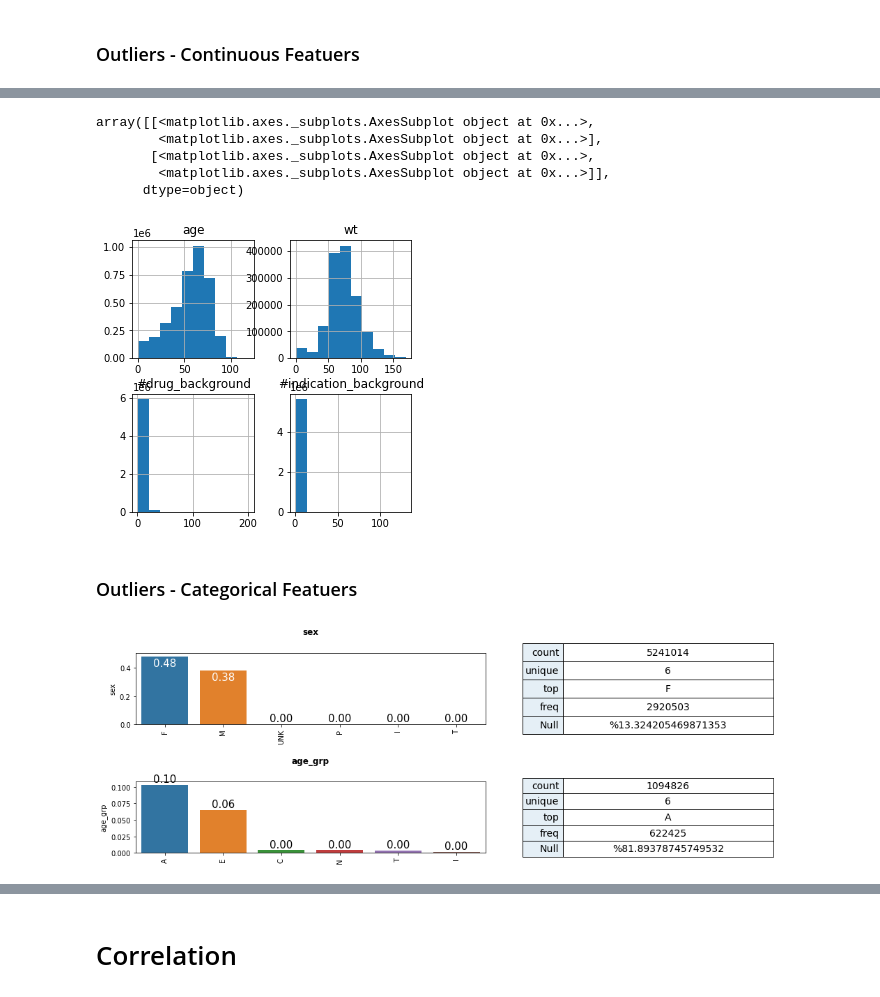
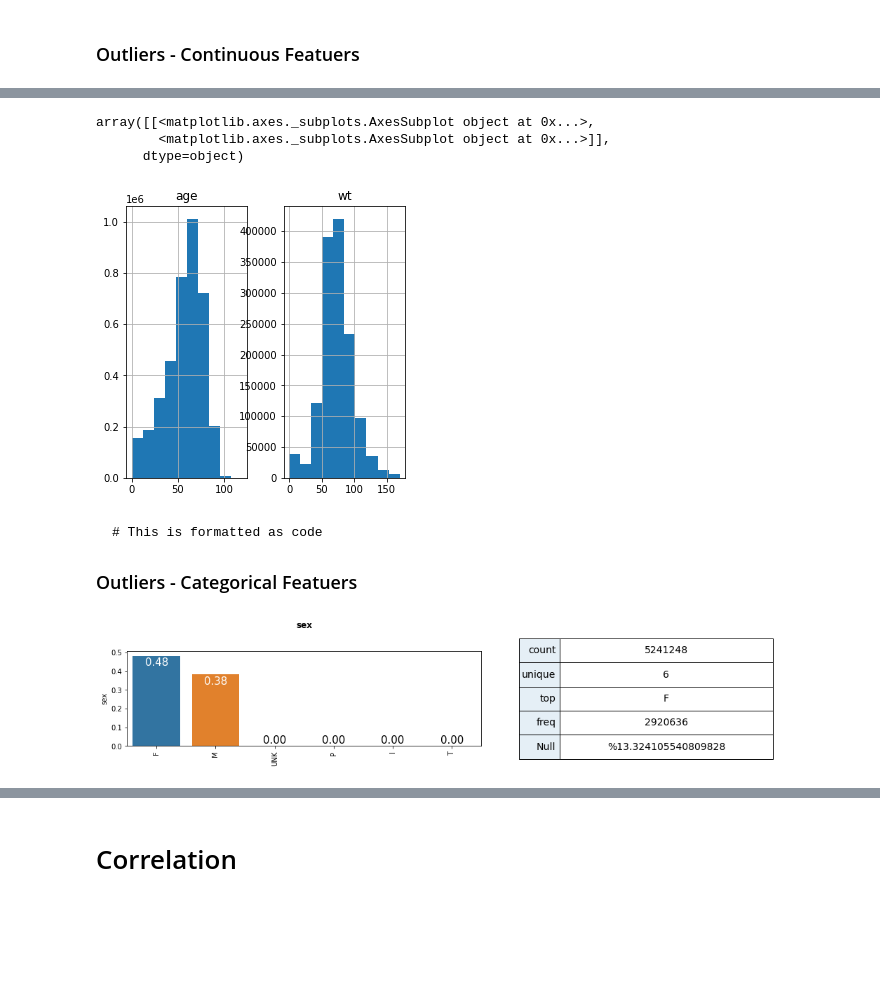
Before and after one commit to omerfalach/Death-Classification-FAERS, a Jupyter notebook: Data_Exploration.ipynb, the cells around one changed output, grey strips where cells are left out. Saved outputs shown, nothing was run; the diff lists cells and outputs as text; code cells hidden in the pictures; blank space fills up the shorter version.

````diff
--- a/Data_Exploration.ipynb
+++ b/Data_Exploration.ipynb
@@ -182,9 +166,10 @@ data_fixed['#indication_background'] = data_fixed['indi_pt'].apply(lambda x: len
 # %% [markdown]
 # Outliers
 # %%
-small_categorical = ['sex','age_grp']
+small_categorical = ['sex']
 large_categorical = ['occr_country']
-continuous = ['age','wt','#drug_background','#indication_background']
+continuous = ['age','wt']
+backgrounds = ['#drug_background','#indication_background']
 # %% [markdown]
 ### Outliers - Continuous Featuers
 # %%
@@ -193,21 +182,24 @@ X_continous.hist(figsize=(5,5),bins = 10)
 # %%
-data_fixed.loc[(data_fixed['age']>=120) | (naive_fixed['age']<=0) , 'age'] = np.nan
+##Convert outliers to np.nan
+data_fixed.loc[(data_fixed['age']>=120) | (data_fixed['age']<=0) , 'age'] = np.nan
 data_fixed.loc[(data_fixed['wt']>170), 'wt'] =  np.nan
-X_continous_new = naive_fixed[continuous]
-# X_aged_new = X_aged_wt_dropped[(X_aged_wt_dropped['age']<=121)&(X_aged_wt_dropped['age']>0) ]
-X_continous_new.hist(figsize=(5,5))
+data_fixed[continuous].hist(figsize=(5,5))
 # %% [output]
 array([[<matplotlib.axes._subplots.AxesSubplot object at 0x...>,
-        <matplotlib.axes._subplots.AxesSubplot object at 0x...>],
-       [<matplotlib.axes._subplots.AxesSubplot object at 0x...>,
         <matplotlib.axes._subplots.AxesSubplot object at 0x...>]],
       dtype=object)
-[figure, old version]
+[figure, new version]
 # %% [markdown]
+
+
+```
+# This is formatted as code
+```
+
 ### Outliers - Categorical Featuers
 # %%
 ##small categorical
 op.plot_dist(data_fixed,small_categorical)
 # %% [output]
-[figure, old version]
+[figure, new version]
 # %%
````
Also changed, not shown: parts of 50 cells of this notebook.
